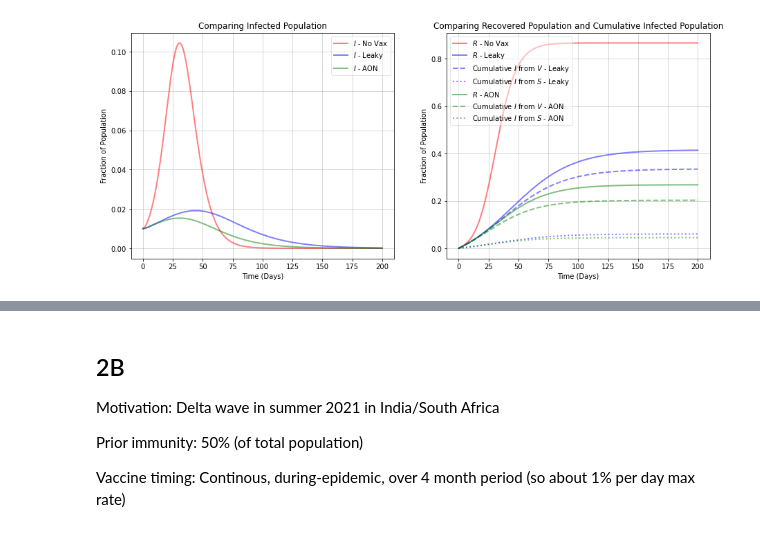
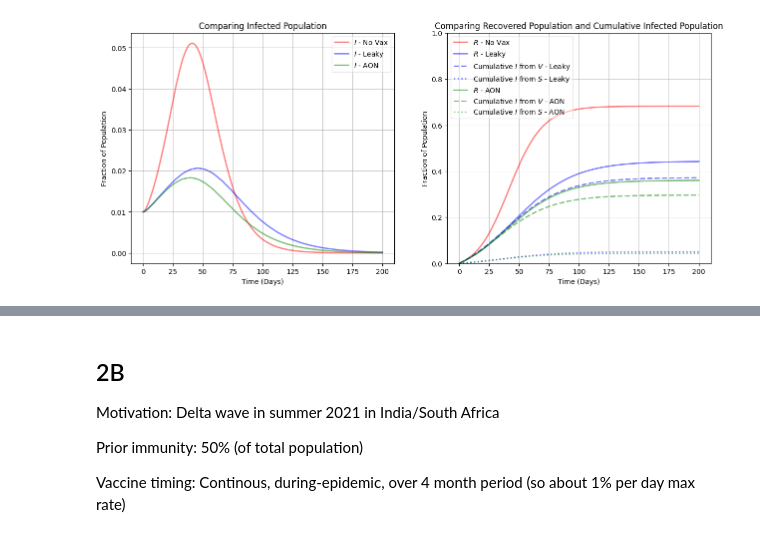
Before and after one commit to anjalika-nande/VaccineEfficacy, a Jupyter notebook: Examples/Examples.ipynb, the cells around one changed output, grey strips where cells are left out. Saved outputs shown, nothing was run; the diff lists cells and outputs as text; code cells hidden in the pictures.

Commit message:
Updated results for Epidemics Conference

```diff
--- a/Examples/Examples.ipynb
+++ b/Examples/Examples.ipynb
@@ -28,47 +157,51 @@ R0: 2.3 (chosen such that on average about 10% of vaccinated population is infec
 ### define parameter values
 sigma = 1 / 4
 gamma = 1 / 4
-R0 = 2.3
+R0 = 1.65
 beta = R0 * gamma
 w = 0
 t = 200
 
 # initial conditions based on prior immunity
-s0 = 0.98
 e0 = 0.01
 i0 = 0.01
-r0 = 0
+r0 = 0.0
+s0=1-r0-e0-i0
 y0 = [s0, e0, i0, r0]
 
 # vaccine efficacy
-eps = 0.5
+eps = 0.25
 
 # vaccine timing
-tv = -1 # before epidemic starts
+tv = -1
 
 # vaccination level
 fv = s0 * 0.9
 
 # no vaccination
 sol = solve_ivp(
     seir,
     [0, t],
     y0,
     args=(beta, sigma, gamma),
     dense_output=True,
     t_eval=np.linspace(0, t, t + 1),
 )
 
 ### run model - instantaneous vaccination
 # leaky
-sim_leaky = run_modified_seir(y0, t, tv, beta, sigma, gamma, w, fv, eps, mode="leaky")
+sim_leaky = run_modified_seir(
+    y0, t, tv, beta, sigma, gamma, w, fv, eps, mode="leaky"
+)
 
 # aon
-sim_aon = run_modified_seir(y0, t, tv, beta, sigma, gamma, w, fv, eps, mode="aon")
+sim_aon = run_modified_seir(
+    y0, t, tv, beta, sigma, gamma, w, fv, eps, mode="aon"
+)
 
 ### plot time-series plot
 plt.rcParams["pdf.fonttype"] = 42
 fig = plot_timeseries_cat(sol.y, sim_leaky, sim_aon)
-plt.savefig('1A.pdf', format='pdf', bbox_inches='tight')
+plt.savefig("Figures/2B.pdf", format="pdf", bbox_inches="tight")
 # %% [output]
-[figure, old version]
+[figure, new version]
```
Also changed, not shown: parts of 19 cells of this notebook, 24 other files.
